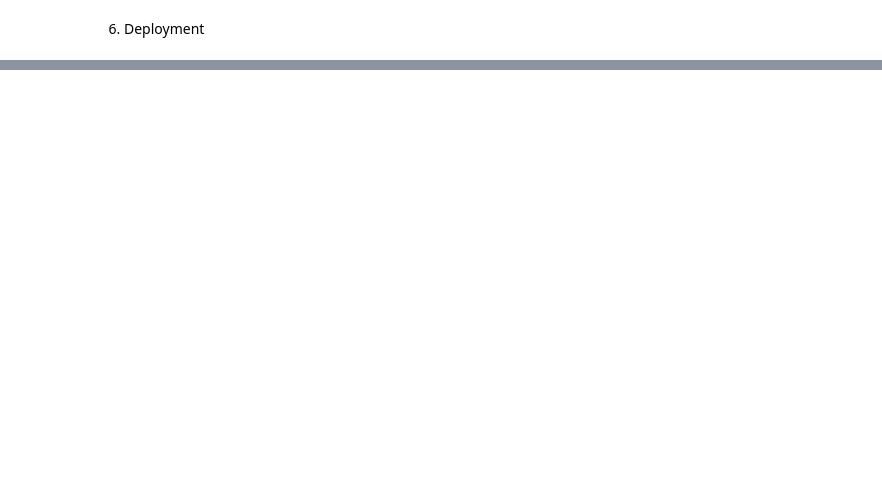
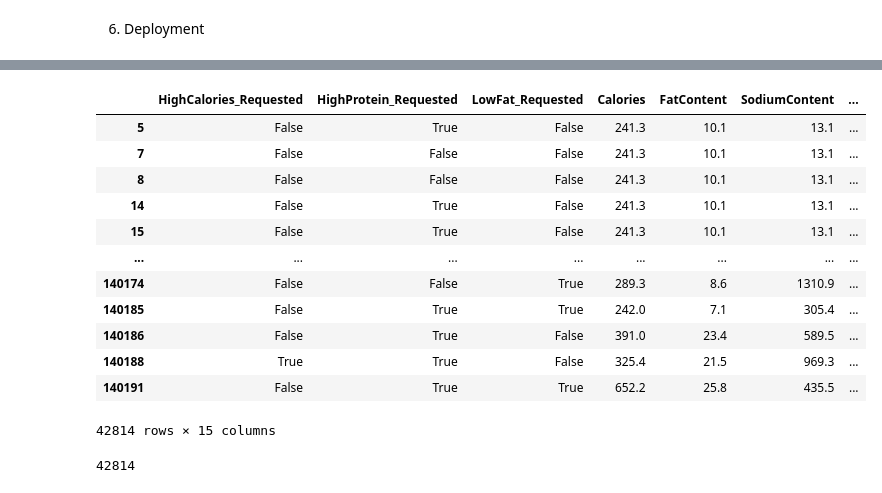
Before and after one commit to MasterWJK/Recepy_Cup_23-24, a Jupyter notebook: training/main.ipynb, the cells around one changed output, grey strips where cells are left out. Drawn from its saved outputs; the diff is of its cells as text; code cells hidden in the pictures; blank space fills up the shorter version.

```diff
--- a/training/main.ipynb
+++ b/training/main.ipynb
@@ -441,7 +440,7 @@ plot_corr(df_nutrients_after_threshold, "(Like==True) Nutrients Correlation Matr
 # %%
 from sklearn.model_selection import train_test_split
 
-merged_df = pd.get_dummies(merged_df, columns=['user_diet_category', 'RecipeCategory', 'recipe_diet_category'])
+merged_df = pd.get_dummies(merged_df, columns=['user_diet_category', 'recipe_diet_category'])
 
 X_train, X_test, y_train, y_test = \
   train_test_split(merged_df.iloc[:, :-1], merged_df.iloc[:, -1:],
@@ -557,3 +556,13 @@ def get_search_score_overview():
       print(c, s)
 
 #print(get_search_score_overview())
+# %%
+# TODO: add Hangyu Time analysis -> TotalTime_Requested and TotalTime_Recipe are kinda the same with +- 1 minute difference
+# and also does not have correlation with other attributes
+# -> Drop
+test_dataframe = test_dataframe.drop(columns=['TotalTime_Requested', 'TotalTime_Recipe', 'RecipeServings'])
+
+# Drop SaturatedFatContent, CholesterolContent, FiberContent, SugarContent, LowSugar_Requested, HighFiber_Requested
+test_dataframe = test_dataframe.drop(columns=['SaturatedFatContent', 'CholesterolContent', 'FiberContent', 'SugarContent', 'LowSugar_Requested', 'HighFiber_Requested', 'Age'])
+
+test_dataframe
@@ -559,0 +583,13 @@ def get_search_score_overview():
+# %%
+test_dataframe = pd.get_dummies(test_dataframe, columns=['user_diet_category', 'recipe_diet_category'])
+
+# drop RecipeCategory column
+test_dataframe = test_dataframe.drop(columns=['RecipeCategory'])
+
+test_dataframe
+
+# count columns in test_dataframe
+print(test_dataframe.columns)
+
+# count columns in merged_df
+print(merged_df.columns)
@@ -573 +623,5 @@ def micro_service_classify_recipe(datapoint):
   return prediction
+# %%
+# customer uses your micro service to determine the varieties
+test_dataframe["Like"] = micro_service_classify_recipe(test_dataframe)
+print(test_dataframe)
@@ -574,9 +652,31 @@ def micro_service_classify_recipe(datapoint):
+# %%
+# show test_dataframe with Like column
+test_dataframe
+# %% [output]
+|  | HighCalories_Requested | HighProtein_Requested | LowFat_Requested | Calories | FatContent | SodiumContent | ... |
+| 5 | False | True | False | 241.3 | 10.1 | 13.1 | ... |
+| 7 | False | False | False | 241.3 | 10.1 | 13.1 | ... |
+| 8 | False | False | False | 241.3 | 10.1 | 13.1 | ... |
+| 14 | False | True | False | 241.3 | 10.1 | 13.1 | ... |
+| 15 | False | True | False | 241.3 | 10.1 | 13.1 | ... |
+| ... | ... | ... | ... | ... | ... | ... | ... |
+| 140174 | False | False | True | 289.3 | 8.6 | 1310.9 | ... |
+| 140185 | False | True | True | 242.0 | 7.1 | 305.4 | ... |
+| 140186 | False | True | False | 391.0 | 23.4 | 589.5 | ... |
+| 140188 | True | True | False | 325.4 | 21.5 | 969.3 | ... |
+| 140191 | False | True | True | 652.2 | 25.8 | 435.5 | ... |
+42814 rows × 15 columns
 # %%
 # Let's assume that our id column is the index of the dataframe
-merged_df["Like"] = merged_df["Like"].astype(int)
-
-output = pd.DataFrame(merged_df["Like"])
-output['id'] = merged_df.index + 1
+test_dataframe["Like"] = test_dataframe["Like"].astype(int)
+# print(test_dataframe)
+output = pd.DataFrame(test_dataframe["Like"])
+# output = output.reset_index(drop=True)
+output["id"] = output.index + 1
 output = output.rename(columns={'Like': 'prediction'})
 output = output.reindex(columns=["id", "prediction"])
+# output length
+print(len(output))
 output.to_csv('recipe_prediction.csv', index=False)
+# %% [output]
+42814
```
Also changed, not shown: parts of 10 cells of this notebook, 1 other file.
